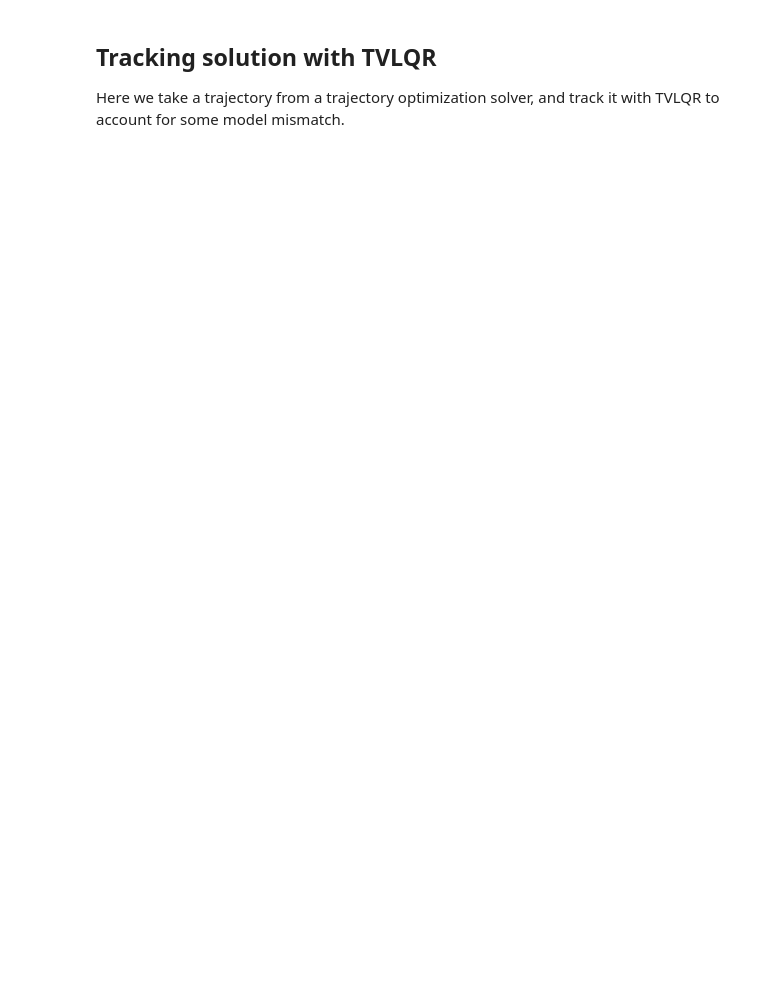
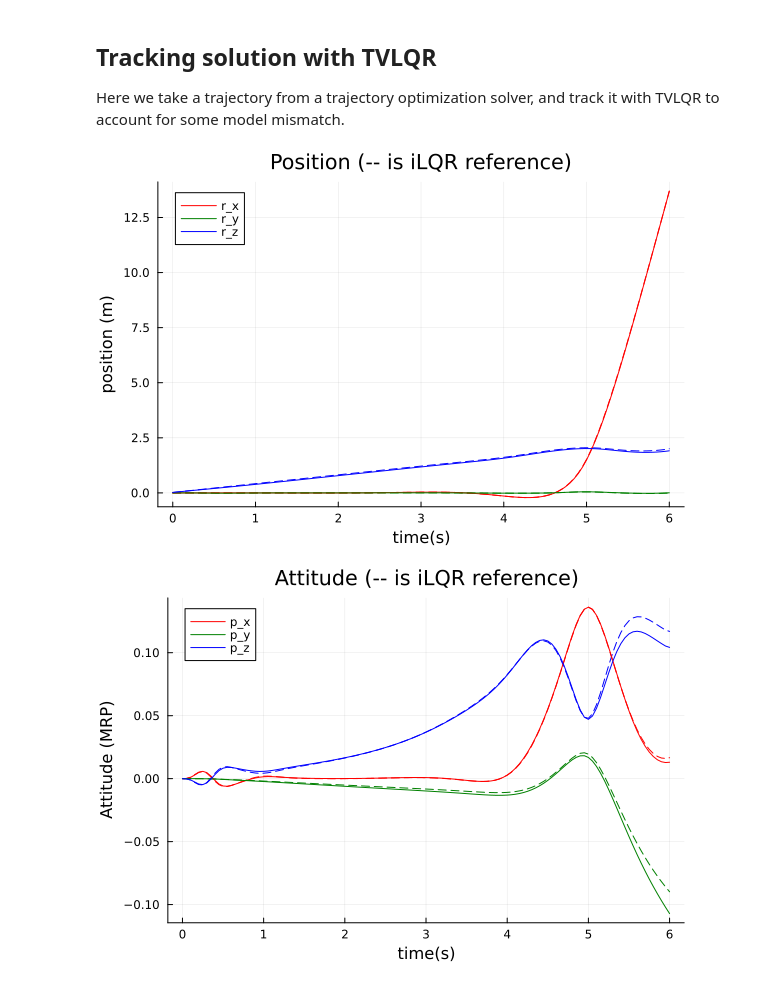
Before and after one commit to dhruvtya/tiltrotor_control, a Jupyter notebook: LQR_mrp.ipynb, the cells around one changed output. Saved outputs shown, nothing was run; the diff lists cells and outputs as text; code cells hidden in the pictures; blank space fills up the shorter version.

```diff
--- a/LQR_mrp.ipynb
+++ b/LQR_mrp.ipynb
@@ -275,33 +301,20 @@ end
 # %%
-# function create_reference(N, dt)
-#     # create reference trajectory for quadrotor
-#     R = 6
-#     Xref = [ [R*cos(t);R*cos(t)*sin(t);1.2 + sin(t);zeros(9)] for t = range(-pi/2,3*pi/2, length = N)]
-#     for i = 1:(N-1)
-#         Xref[i][4:6] = (Xref[i+1][1:3] - Xref[i][1:3])/dt
-#     end
-#     Xref[N][4:6] = Xref[N-1][4:6]
-#     uhover = ((9.81*0.5/2))*ones(4)
-#     uhover[3] = 0.0
-#     uhover[4] = 0.0
-#     Uref = [uhover for i = 1:(N-1)]
-#     return Xref, Uref
-# end
-
 function create_reference(params, N, dt)
     # create reference trajectory for tiltrotor
-    M = floor(Int, N/2)
-    Xref = [[0;0;i/M;zeros(11)] for i = 1:N]
-    for i = M+1:N
-        Xref[i] = [(i-M-1)/N;0;1;zeros(11)]
-    end
-    for i = 1:(N-1)
-        Xref[i][4:6] = (Xref[i+1][1:3] - Xref[i][1:3])/dt
-    end
-    Xref[N][4:6] = Xref[N-1][4:6]
+    M = floor(Int, 5/dt)
+    Xref = [[0;0;2*i/M;0;0;2/5;zeros(8)] for i = 1:N]
     uhover = ((9.81*params.mass/2)/params.kf)*ones(4)
     uhover[3] = 0.0
     uhover[4] = 0.0
     Uref = [uhover for i = 1:(N-1)]
+
+    v_cruise = sqrt(2*params.mass*9.81/(params.ρ*params.S_wing*C_l(0)))
+
+    for i = M+1:N-1
+        Xref[i] = [v_cruise*(i-M)*dt;0;2;v_cruise;0;0;zeros(6);pi/2;pi/2]
+    end
+
+    Xref[N] = Xref[N-1]
+    Xref[N][1] = v_cruise*(N-M)*dt
     return Xref, Uref
 end
@@ -312,7 +327,7 @@ function solve_tiltrotor_trajectory(;verbose = true)
     nx = 14
     nu = 4
     dt = 0.05
-    tf = 10
+    tf = 6
     t_vec = 0:dt:tf
     N = length(t_vec)
 
@@ -325,7 +340,7 @@ function solve_tiltrotor_trajectory(;verbose = true)
         kf=1.0,
         km=0.0245,
         kδ=1.0,
-        S_wing=0.05,
+        S_wing=0.1,
         ρ = 1.225,
         dt = dt
         )
@@ -383,8 +425,6 @@ display(plot(t_vec[1:end-1], Um', xlabel = "time (s)", ylabel = "rotor speeds (r
 
 Here we take a trajectory from a trajectory optimization solver, and track it with TVLQR to account for some model mismatch.
 # %%
-Xilqr, Uilqr, Kilqr, t_vec, params =  solve_tiltrotor_trajectory(verbose = false)
-
 # real model parameters for dynamics
 model_real = (
         mass=0.52,
@@ -394,38 +434,41 @@ model_real = (
         kf=1.01,
         km=0.0365,
         kδ=0.99,
-        S_wing=0.052,
+        S_wing=0.1,
         ρ = 1.225,
         dt = 0.05,
         )
 
 # simulate closed loop system
 nx, nu, N = params.nx, params.nu, params.N
 Xsim = [zeros(nx) for i = 1:N]
 Usim = [zeros(nx) for i = 1:(N-1)]
 
 # initial condition
 Xsim[1] = 1*Xilqr[1]
 
 # simulate with closed loop control
 for i = 1:(N-1)
     Usim[i] = -Kilqr[i]*(Xsim[i]-Xilqr[i]) + Uilqr[i]
     Xsim[i+1] = rk4(model_real, tiltrotor_dynamics_mrp, Xsim[i], Usim[i], model_real.dt)
 end
 
 # -----------------plotting---------------------
 Xm = hcat(Xsim...)
 Um = hcat(Usim...)
 Xilqrm = hcat(Xilqr...)
 Uilqrm = hcat(Uilqr...)
 plot(t_vec,Xilqrm[1:3,:]',ls=:dash, label = "",lc = [:red :green :blue])
 display(plot!(t_vec,Xm[1:3,:]',title = "Position (-- is iLQR reference)",
                 xlabel = "time(s)", ylabel = "position (m)",
                 label = ["r_x" "r_y" "r_z"],lc = [:red :green :blue]))
 
 plot(t_vec,Xilqrm[7:9,:]',ls=:dash, label = "",lc = [:red :green :blue])
 display(plot!(t_vec,Xm[7:9,:]',title = "Attitude (-- is iLQR reference)",
                 xlabel = "time(s)", ylabel = "Attitude (MRP)",
                 label = ["p_x" "p_y" "p_z"],lc = [:red :green :blue]))
+# %% [output]
+[figure, added]
+[figure, added]
 # %%
 display(animate_tiltrotor_mrp(Xsim, model_real.dt))
```
Also changed, not shown: parts of 9 cells of this notebook, 2 other files.
